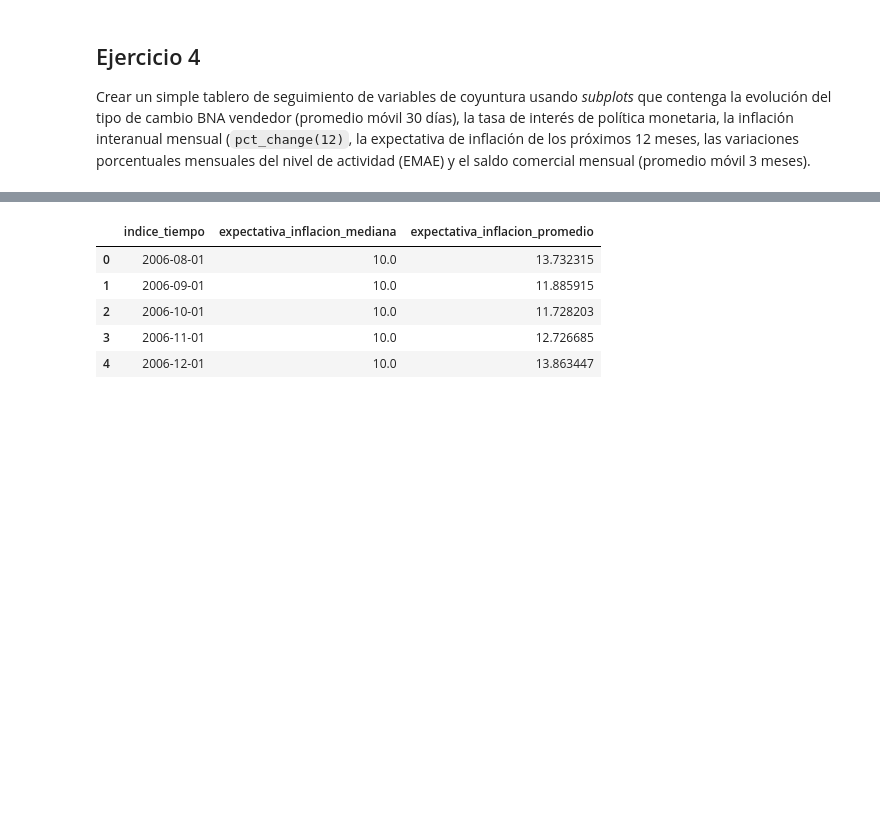
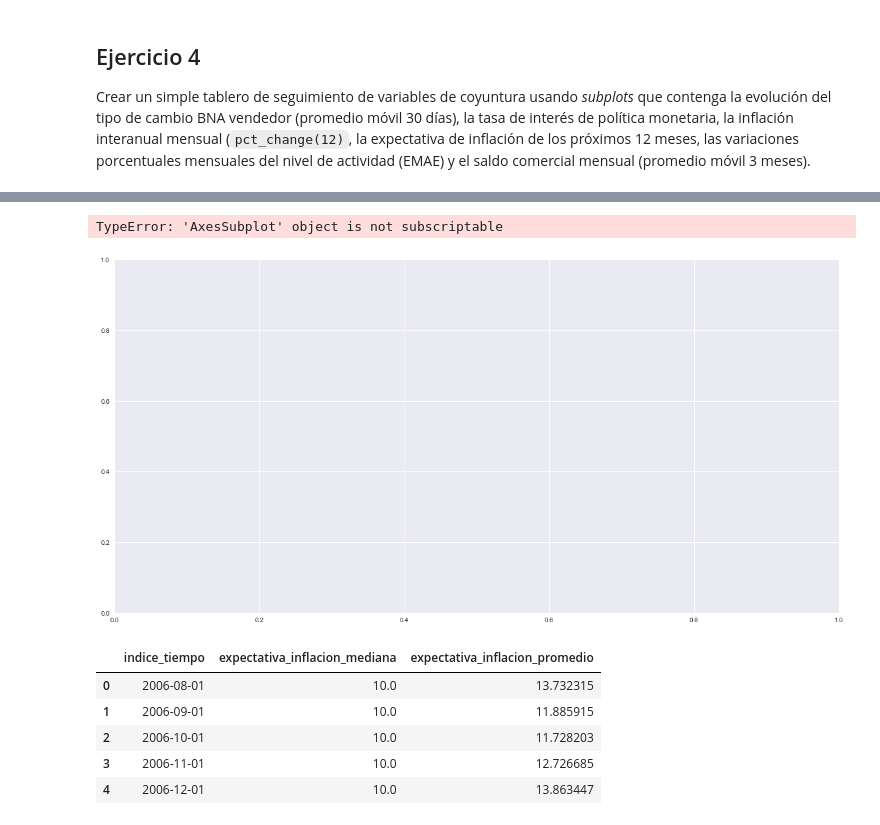
Before and after one commit to datosgobar/analisis-datos-python, a Jupyter notebook: Series-de-Tiempo/series-tiempo-resueltos.ipynb, the cells around one changed output, grey strips where cells are left out. Drawn from its saved outputs; the diff is of its cells as text; code cells hidden in the pictures; blank space fills up the shorter version.

```diff
--- a/Series-de-Tiempo/series-tiempo-resueltos.ipynb
+++ b/Series-de-Tiempo/series-tiempo-resueltos.ipynb
@@ -108,3 +109,8 @@ emae.pct_change(12).corr()
 ## Ejercicio 4
 
 Crear un simple tablero de seguimiento de variables de coyuntura usando _subplots_ que contenga la evolución del tipo de cambio BNA vendedor (promedio móvil 30 días), la tasa de interés de política monetaria, la inflación interanual mensual (`pct_change(12)`, la expectativa de inflación de los próximos 12 meses, las variaciones porcentuales mensuales del nivel de actividad (EMAE) y el saldo comercial mensual (promedio móvil 3 meses).
+# %%
+tc_bna_vend= pd.read_csv("https://apis.datos.gob.ar/series/api/series/?ids=168.1_T_CAMBIOR_D_0_0_26&limit=5000&format=csv")
+tc_bna_vend["indice_tiempo"]=pd.to_datetime(tc_bna_vend["indice_tiempo"])
+tc_bna_vend= tc_bna_vend.set_index("indice_tiempo")
+tc_bna_vend.pct_change(12)[12:].head()
@@ -111,3 +125,11 @@ Crear un simple tablero de seguimiento de variables de coyuntura usando _subplot
+# %%
+fig, axes = plt.subplots(nrows=1, ncols=1, figsize=(20, 10))
+tc_bna_vend.pct_change(1).plot("tipo_cambio_bna_vendedor",ax=axes[0,0])
+tc_bna_vend.pct_change(3).plot("tipo_cambio_bna_vendedor",ax=axes[1,0])
+tc_bna_vend.pct_change(6).plot("tipo_cambio_bna_vendedor",ax=axes[2,0])
+# %% [output]
+TypeError: 'AxesSubplot' object is not subscriptable
+[figure, added]
 # %%
 Inflación_PM= pd.read_csv("http://infra.datos.gob.ar/catalog/sspm/dataset/431/distribution/431.1/download/expectativas-inflacion-a-doce-mes.csv")
 Inflación_PM.head()
```
Also changed, not shown: parts of 7 cells of this notebook.
